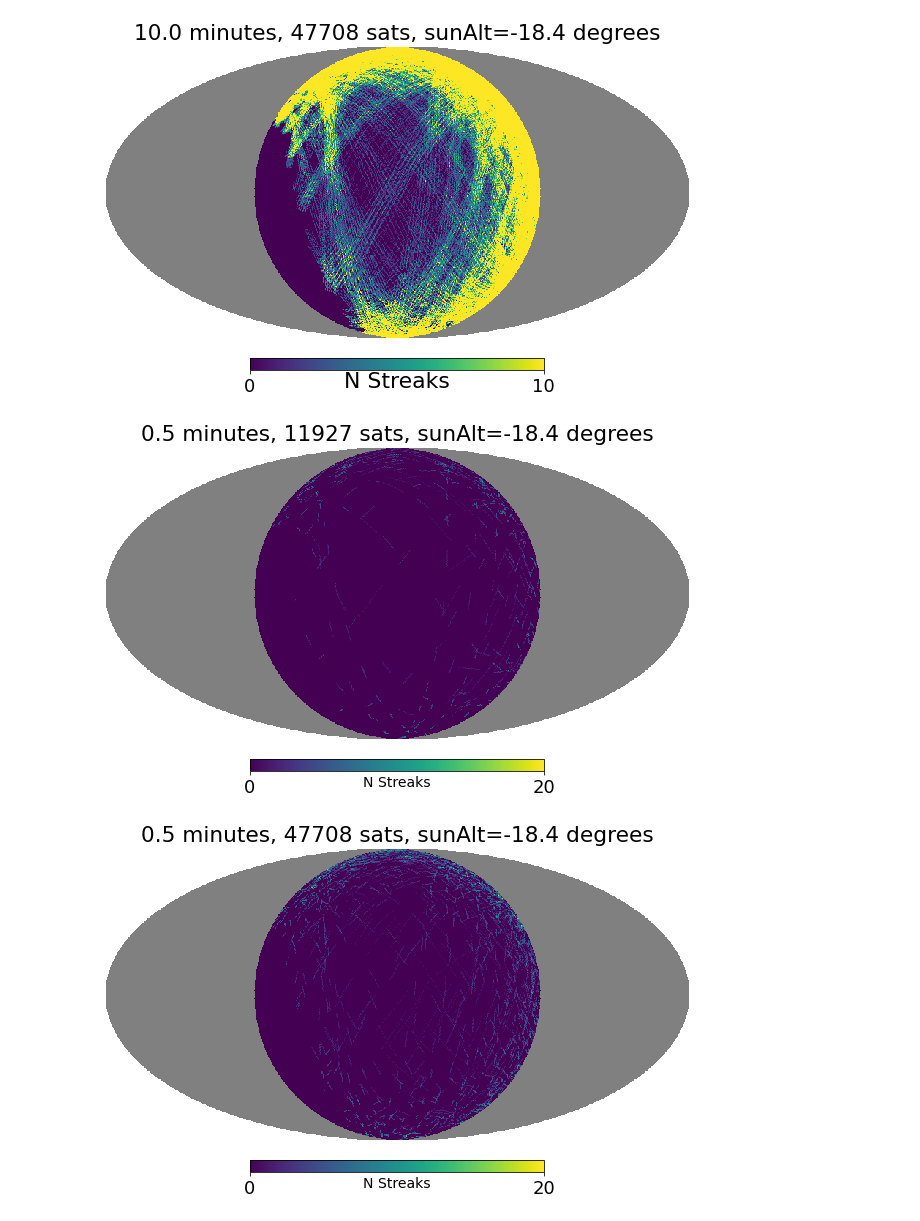
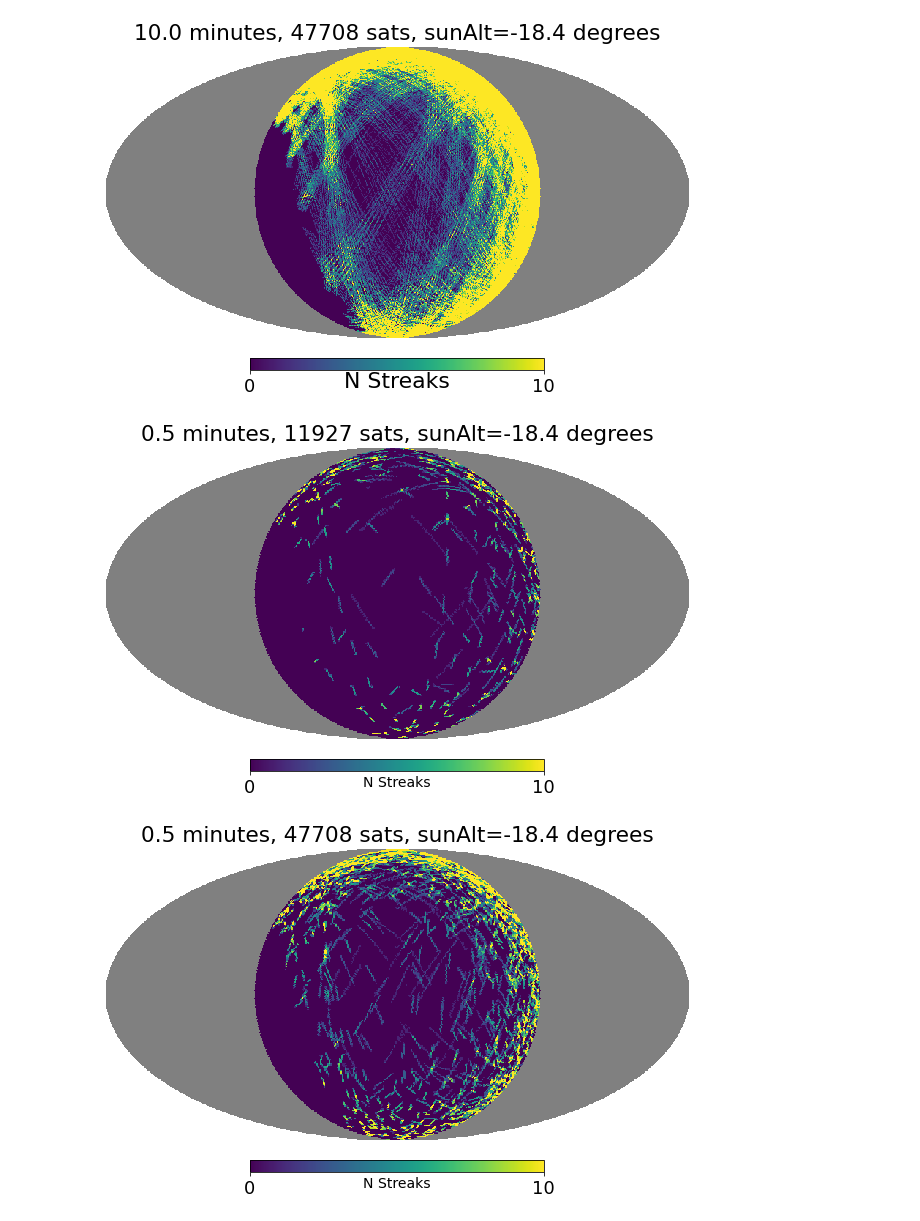
Before and after one commit to yoachim/satellite_collisions, a Jupyter notebook: around_twi_heal.ipynb, the cells around one changed output. Cells and saved outputs as stored; diff of their text form; code cells hidden in the pictures.

```diff
--- a/around_twi_heal.ipynb
+++ b/around_twi_heal.ipynb
@@ -11,7 +11,8 @@ import healpy as hp
 %matplotlib inline
 from lsst.sims.utils import _raDec2Hpid, hpid2RaDec
 # %%
-def aroundtwi(supersize=False, time=10., mjd_start=59863.0097259146, plot=True, alt_limit=2.):
+def aroundtwi(supersize=False, time=10., mjd_start=59863.0097259146, plot=True, alt_limit=2.,
+             nside=64):
     sat_tles = starlink_constellation(supersize=supersize)
     nsats = len(sat_tles)
     constellation = Constellation(sat_tles, alt_limit=alt_limit)
@@ -22,7 +23,6 @@ def aroundtwi(supersize=False, time=10., mjd_start=59863.0097259146, plot=True,
     length = time/60/24.
     #mjd_start += length
     mjds = np.arange(mjd_start, mjd_start+length+step, step)
-    nside = 128
     result = np.zeros(hp.nside2npix(nside))
     hpids = np.arange(result.size)
     ra,dec = hpid2RaDec(nside, hpids)
@@ -65,0 +66,20 @@ plt.savefig('ten_min_12k.pdf')
+# %%
+fontsize = 18
+plt.rcParams.update({'font.size':fontsize})
+
+nside=64
+
+supers = aroundtwi(supersize=True, nside=nside)
+fontsize = 22
+
+f = plt.gcf().get_children()
+HpxAx = f[1]
+CbAx = f[2]
+
+coord_text_obj = HpxAx.get_children()[0]
+coord_text_obj.set_fontsize(fontsize)
+
+unit_text_obj = CbAx.get_children()[1]
+unit_text_obj.set_fontsize(fontsize)
+
+plt.savefig('tenmin_example_64.pdf', dpi=200)
@@ -66,30 +88,31 @@ plt.savefig('ten_min_12k.pdf')
 # %%
 fontsize = 18
 plt.rcParams.update({'font.size':fontsize})
 
+nside=128
 
-supers = aroundtwi(supersize=True)
+supers = aroundtwi(supersize=True, nside=nside)
 fontsize = 22
 
 f = plt.gcf().get_children()
 HpxAx = f[1]
 CbAx = f[2]
 
 coord_text_obj = HpxAx.get_children()[0]
 coord_text_obj.set_fontsize(fontsize)
 
 unit_text_obj = CbAx.get_children()[1]
 unit_text_obj.set_fontsize(fontsize)
 
-plt.savefig('tenmin_example_128.pdf')
+plt.savefig('tenmin_example_128.pdf', dpi=200)
 # %% [output]
-[figure, old version]
+[figure, new version]
 # %%
 regular = aroundtwi(time=0.5)
 supers = aroundtwi(supersize=True, time=0.5)
 # %% [output]
-[figure, old version]
+[figure, new version]
-[figure, old version]
+[figure, new version]
 # %%
 nside = 64
 hpmaps = {'Altitude > 30 degrees': regular*0+1,
```
Also changed, not shown: parts of 4 cells of this notebook, 1 other file.
